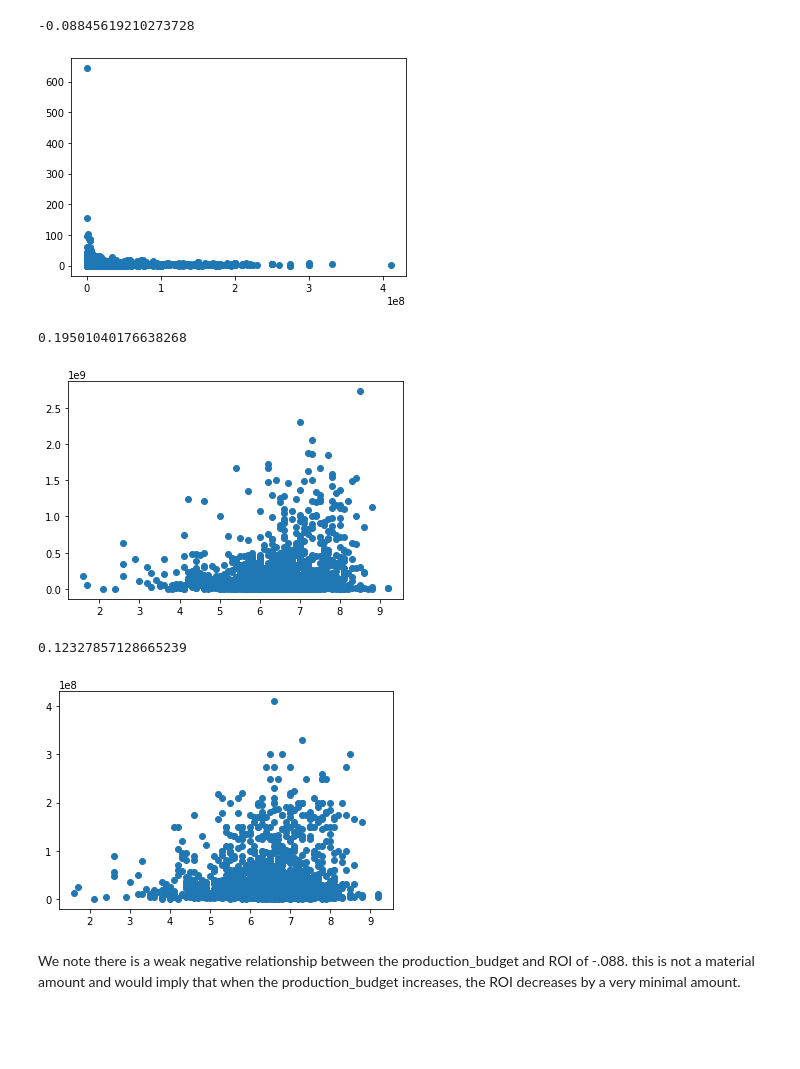
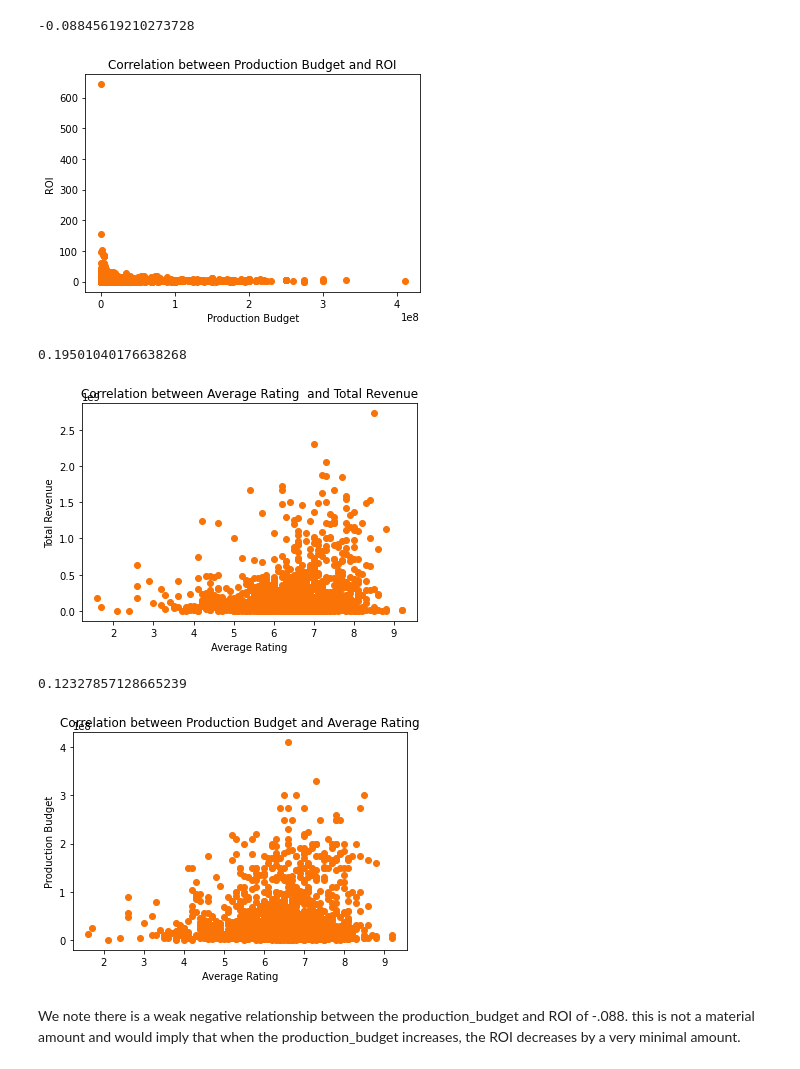
Before and after one commit to Mitchege/Phase1-Project, a Jupyter notebook: Phase_1_Project Analysis.ipynb, the cells around one changed output. Saved outputs shown, nothing was run; the diff lists cells and outputs as text; code cells hidden in the pictures; blank space fills up the shorter version.

```diff
--- a/Phase_1_Project Analysis.ipynb
+++ b/Phase_1_Project Analysis.ipynb
@@ -844,13 +848,16 @@ print(corr)
 # %% [output]
 -0.08845619210273728
 # %%
-#Plotting a scatter plot
-#to visualize the correlation between production_budget and ROI
+# Plotting a scatter plot
+# to visualize the correlation between production_budget and ROI
 x = fin_combined_df['production_budget']
 y = fin_combined_df['ROI']
 
-plt.scatter(x, y)
+plt.scatter(x, y, color = '#F97306')
+plt.title("Correlation between Production Budget and ROI")
+plt.xlabel("Production Budget")
+plt.ylabel("ROI")
 plt.show()
 # %% [output]
-[figure, old version]
+[figure, new version]
 # %%
@@ -864,8 +872,11 @@ print(corr)
 x = fin_combined_df['averagerating']
 y = fin_combined_df['totalrevenue']
 
-plt.scatter(x, y)
+plt.scatter(x, y, color = '#F97306')
+plt.title("Correlation between Average Rating  and Total Revenue")
+plt.xlabel("Average Rating")
+plt.ylabel("Total Revenue")
 plt.show()
 # %% [output]
-[figure, old version]
+[figure, new version]
 # %%
@@ -876,13 +888,16 @@ print(corr)
 # %%
 #Plotting a scatter plot
 #to visualize the correlation between production_budget and averagerating
 x = fin_combined_df['averagerating']
 y = fin_combined_df['production_budget']
 
-plt.scatter(x, y)
+plt.scatter(x, y, color = '#F97306')
+plt.title("Correlation between Production Budget and Average Rating")
+plt.xlabel("Average Rating")
+plt.ylabel("Production Budget")
 plt.show()
 # %% [output]
-[figure, old version]
+[figure, new version]
 # %% [markdown]
 We note there is a weak negative relationship between the production_budget and ROI of -.088. this is not a material amount and would imply that when the production_budget increases, the ROI decreases by a very minimal amount.
 # %% [markdown]
```
Also changed, not shown: parts of 27 cells of this notebook.
